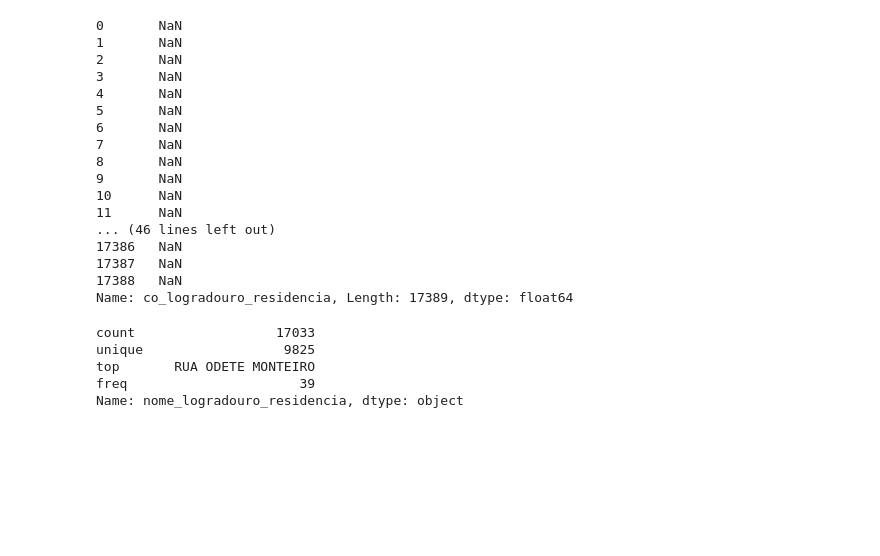
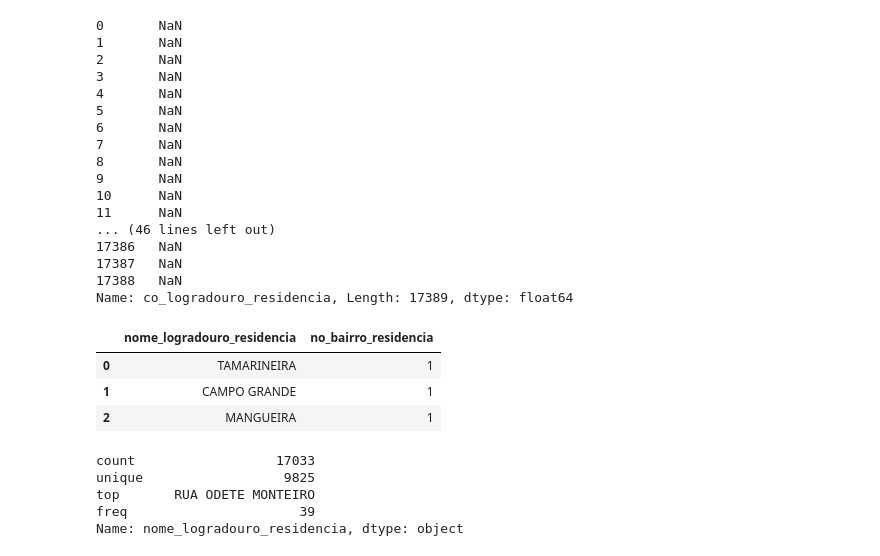
Before and after one commit to eduardoluiz7/2018-1-projeto-xo-mosquito, a Jupyter notebook: projeto-xo-mosquito.ipynb, the cells around one changed output. Cells and saved outputs as stored; diff of their text form; code cells hidden in the pictures; blank space fills up the shorter version.

Commit message:
Adicionado valores de csv dentro de folders e valores diferentes para cada tipo de dengue

```diff
--- a/projeto-xo-mosquito.ipynb
+++ b/projeto-xo-mosquito.ipynb
@@ -106,6 +106,29 @@ df_dengue['co_logradouro_residencia']
 17387   NaN
 17388   NaN
 Name: co_logradouro_residencia, Length: 17389, dtype: float64
+# %%
+# '1 - Dengue Clássico, 2 - '
+#                                                  'Dengue com Complicações, 3 - '
+#                                                  'Febre Hemorrágica do Dengue '
+#                                                  '– FHD, 4 – Síndrome do '
+#                                                  'choque da Dengue – SCD, 5 '
+#                                                  '-Descartado, 8-Inconclusivo, '
+#                                                  '10-Dengue, 11-Dengue com '
+#                                                  'sinais de alarme, 12-Dengue '
+#                                                  'grave'}
+# 1 - nada
+# 2 - dengue_complicacoes
+df_enviar = df_dengue.copy()
+df_enviar['resultados'] = df_dengue.apply(lambda x: 1 if (x['tp_classificacao_final'] in [12]) else 0, axis = 1)
+df_enviar = df_enviar[(df_enviar['resultados'] == 1)]['no_bairro_residencia'].value_counts() \
+    .reset_index().rename(index=str, columns={"index": "nome_logradouro_residencia", "nome_logadouro_residencia": "quantidade"})
+df_enviar.to_csv('./Dados CSV/bairro_dengue_grave.csv')
+df_enviar
+# %% [output]
+|  | nome_logradouro_residencia | no_bairro_residencia |
+| 0 | TAMARINEIRA | 1 |
+| 1 | CAMPO GRANDE | 1 |
+| 2 | MANGUEIRA | 1 |
 # %%
 df_enviar = df_dengue.copy()
 df_enviar['resultados'] = df_dengue.apply(lambda x: 1 if (x['tp_classificacao_final'] in [1, 2, 3, 10, 11, 12]) else 0, axis = 1)
```
Also changed, not shown: 6 other files.
